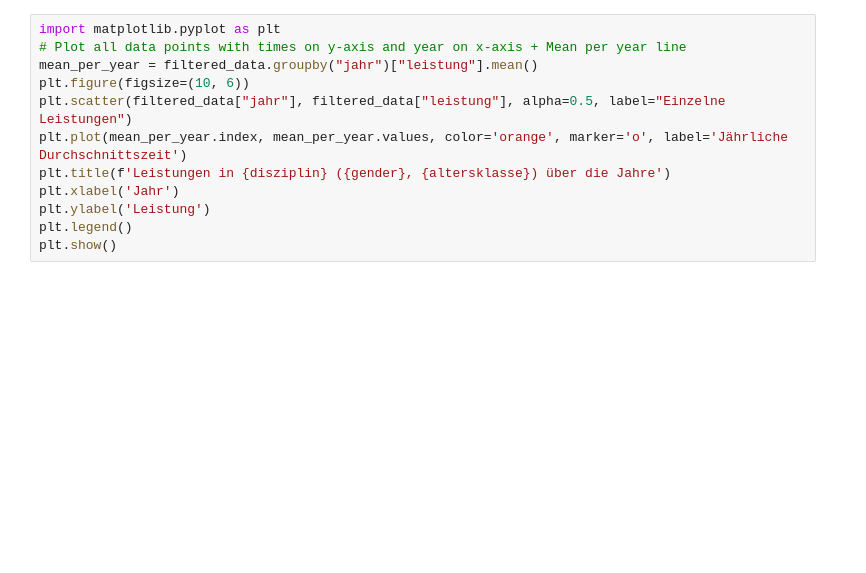
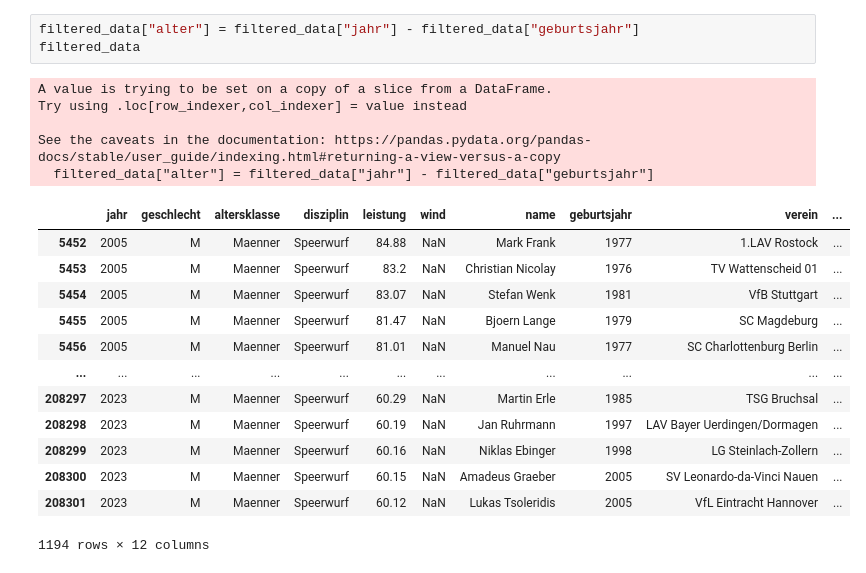
Before and after one commit to maxwernz/Data-Literacy, a Jupyter notebook: mattis/performace_years_top_comparison.ipynb, the cells around one changed output. Saved outputs shown, nothing was run; the diff lists cells and outputs as text; blank space fills up the shorter version.

```diff
--- a/mattis/performace_years_top_comparison.ipynb
+++ b/mattis/performace_years_top_comparison.ipynb
@@ -26,12 +28,22 @@ filtered_data.head()
-# %%
-import matplotlib.pyplot as plt
-# Plot all data points with times on y-axis and year on x-axis + Mean per year line
-mean_per_year = filtered_data.groupby("jahr")["leistung"].mean()
-plt.figure(figsize=(10, 6))
-plt.scatter(filtered_data["jahr"], filtered_data["leistung"], alpha=0.5, label="Einzelne Leistungen")
-plt.plot(mean_per_year.index, mean_per_year.values, color='orange', marker='o', label='Jährliche Durchschnittszeit')
-plt.title(f'Leistungen in {disziplin} ({gender}, {altersklasse}) über die Jahre')
-plt.xlabel('Jahr')
-plt.ylabel('Leistung')
-plt.legend()
-plt.show()
+# %%
+filtered_data["alter"] = filtered_data["jahr"] - filtered_data["geburtsjahr"]
+filtered_data
+# %% [output]
+A value is trying to be set on a copy of a slice from a DataFrame.
+Try using .loc[row_indexer,col_indexer] = value instead
+
+See the caveats in the documentation: https://pandas.pydata.org/pandas-docs/stable/user_guide/indexing.html#returning-a-view-versus-a-copy
+  filtered_data["alter"] = filtered_data["jahr"] - filtered_data["geburtsjahr"]
+|  | jahr | geschlecht | altersklasse | disziplin | leistung | wind | name | geburtsjahr | verein | ... |
+| 5452 | 2005 | M | Maenner | Speerwurf | 84.88 | NaN | Mark Frank | 1977 | 1.LAV Rostock | ... |
+| 5453 | 2005 | M | Maenner | Speerwurf | 83.2 | NaN | Christian Nicolay | 1976 | TV Wattenscheid 01 | ... |
+| 5454 | 2005 | M | Maenner | Speerwurf | 83.07 | NaN | Stefan Wenk | 1981 | VfB Stuttgart | ... |
+| 5455 | 2005 | M | Maenner | Speerwurf | 81.47 | NaN | Bjoern Lange | 1979 | SC Magdeburg | ... |
+| 5456 | 2005 | M | Maenner | Speerwurf | 81.01 | NaN | Manuel Nau | 1977 | SC Charlottenburg Berlin | ... |
+| ... | ... | ... | ... | ... | ... | ... | ... | ... | ... | ... |
+| 208297 | 2023 | M | Maenner | Speerwurf | 60.29 | NaN | Martin Erle | 1985 | TSG Bruchsal | ... |
+| 208298 | 2023 | M | Maenner | Speerwurf | 60.19 | NaN | Jan Ruhrmann | 1997 | LAV Bayer Uerdingen/Dormagen | ... |
+| 208299 | 2023 | M | Maenner | Speerwurf | 60.16 | NaN | Niklas Ebinger | 1998 | LG Steinlach-Zollern | ... |
+| 208300 | 2023 | M | Maenner | Speerwurf | 60.15 | NaN | Amadeus Graeber | 2005 | SV Leonardo-da-Vinci Nauen | ... |
+| 208301 | 2023 | M | Maenner | Speerwurf | 60.12 | NaN | Lukas Tsoleridis | 2005 | VfL Eintracht Hannover | ... |
+1194 rows × 12 columns
```
Also changed, not shown: parts of 4 cells of this notebook, 4 other files.
